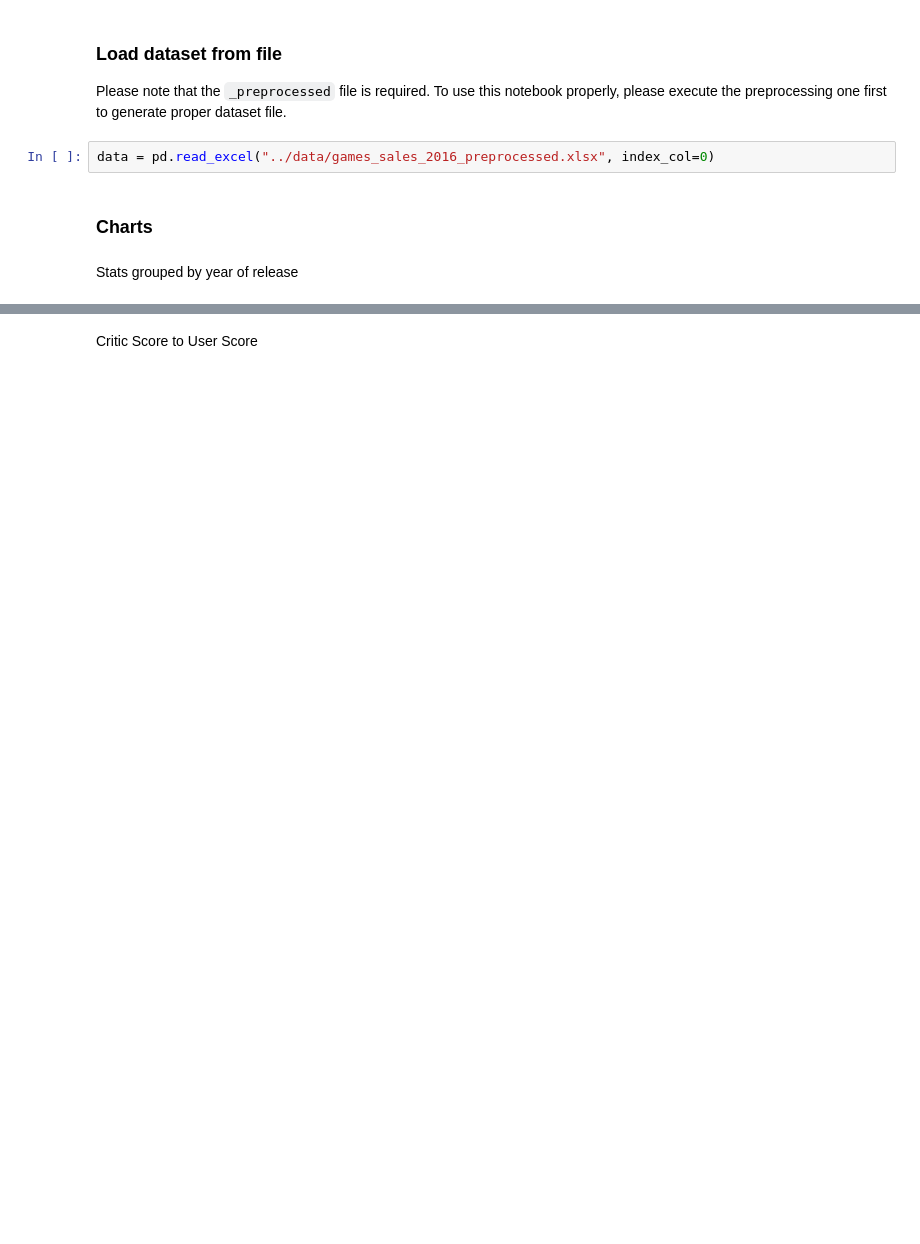
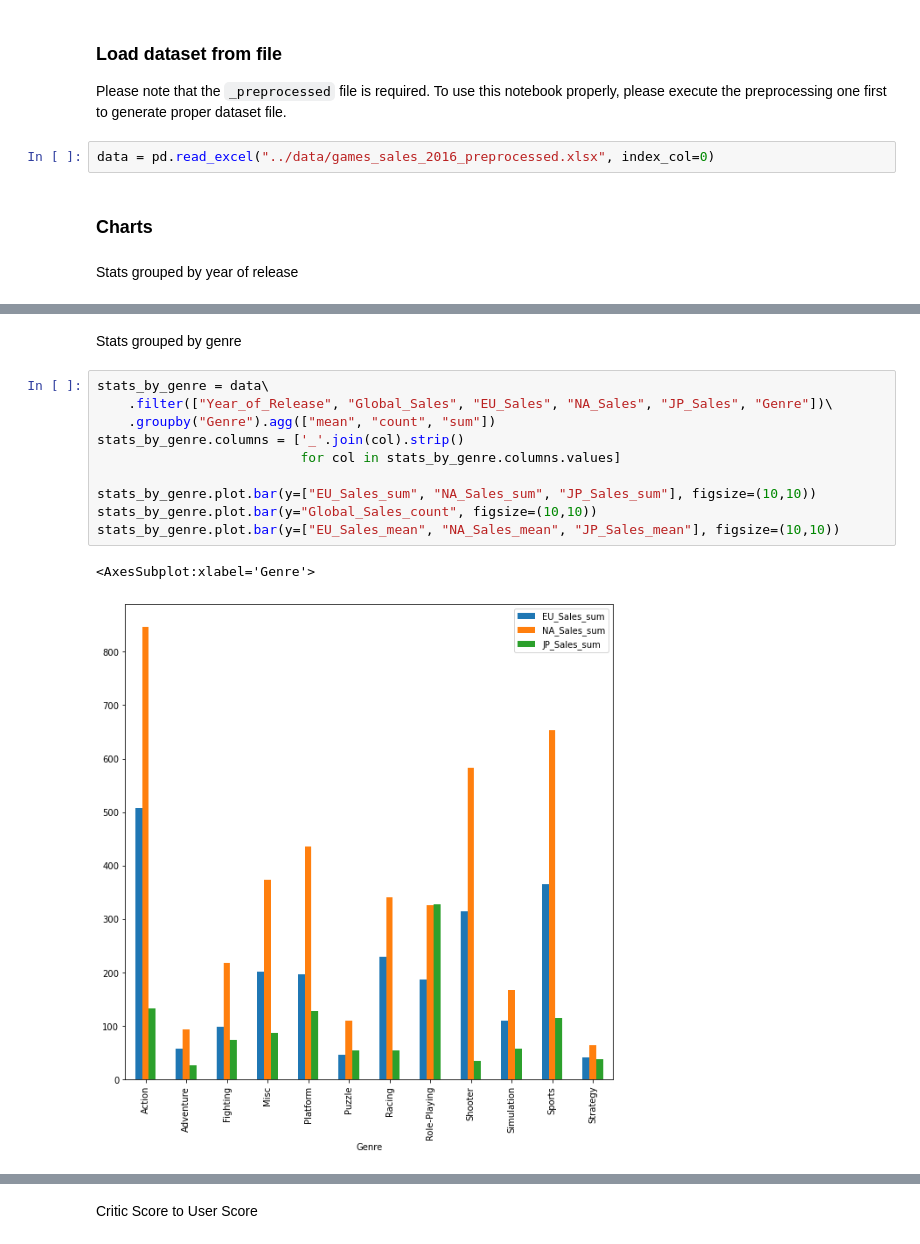
Before and after one commit to Loniowsky/Data-Mining-Project, a Jupyter notebook: scripts/notebooks/preliminary_data_analysis.ipynb, the cells around one changed output, grey strips where cells are left out. Cells and saved outputs as stored; diff of their text form; blank space fills up the shorter version.

```diff
--- a/scripts/notebooks/preliminary_data_analysis.ipynb
+++ b/scripts/notebooks/preliminary_data_analysis.ipynb
@@ -47,0 +45,15 @@ number_of_entries_by_years.plot.bar(y="JP_Sales_max")
+# %% [markdown]
+Stats grouped by genre
+# %%
+stats_by_genre = data\
+    .filter(["Year_of_Release", "Global_Sales", "EU_Sales", "NA_Sales", "JP_Sales", "Genre"])\
+    .groupby("Genre").agg(["mean", "count", "sum"])
+stats_by_genre.columns = ['_'.join(col).strip()
+                          for col in stats_by_genre.columns.values]
+
+stats_by_genre.plot.bar(y=["EU_Sales_sum", "NA_Sales_sum", "JP_Sales_sum"], figsize=(10,10))
+stats_by_genre.plot.bar(y="Global_Sales_count", figsize=(10,10))
+stats_by_genre.plot.bar(y=["EU_Sales_mean", "NA_Sales_mean", "JP_Sales_mean"], figsize=(10,10))
+# %% [output]
+<AxesSubplot:xlabel='Genre'>
+[figure, added]
```
Also changed, not shown: parts of 9 cells of this notebook, 5 other files.
